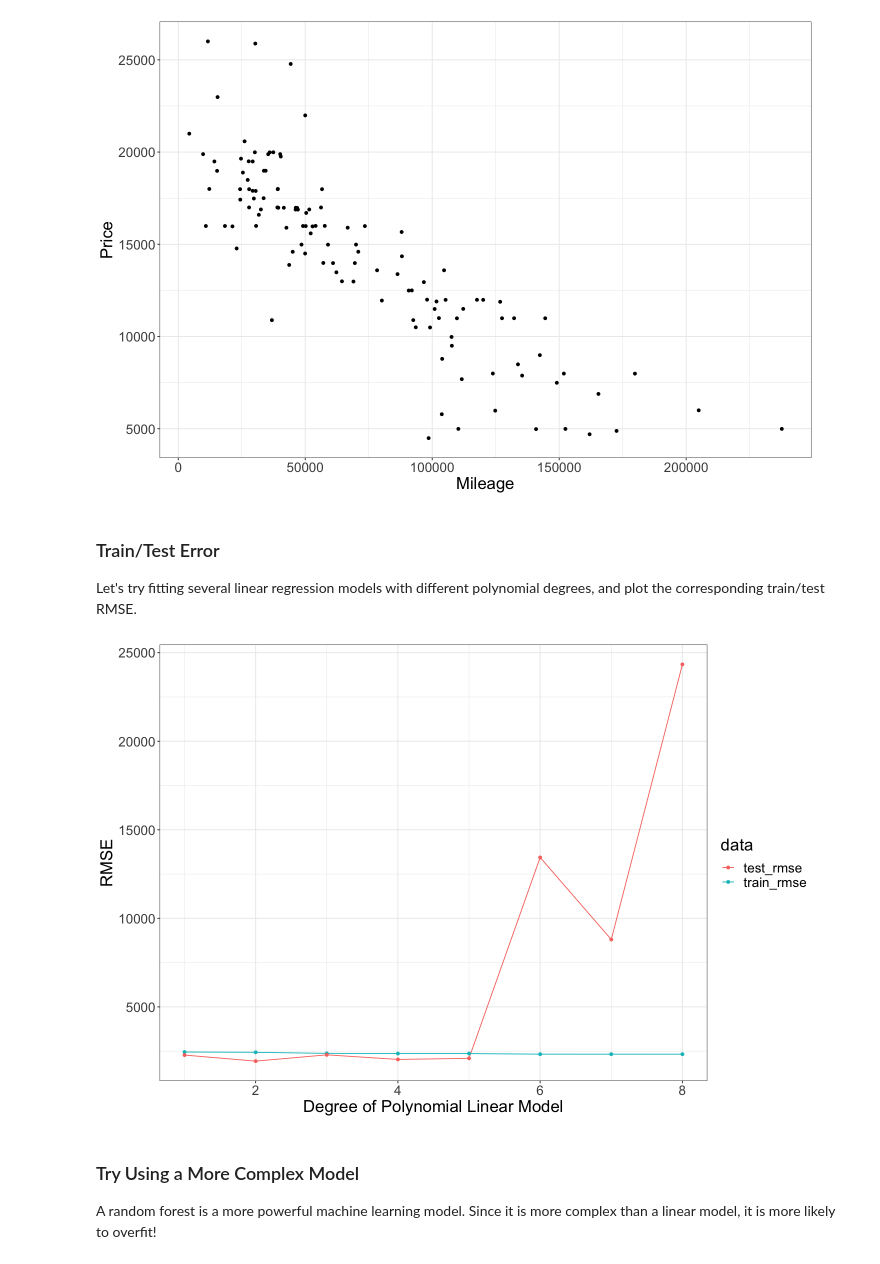
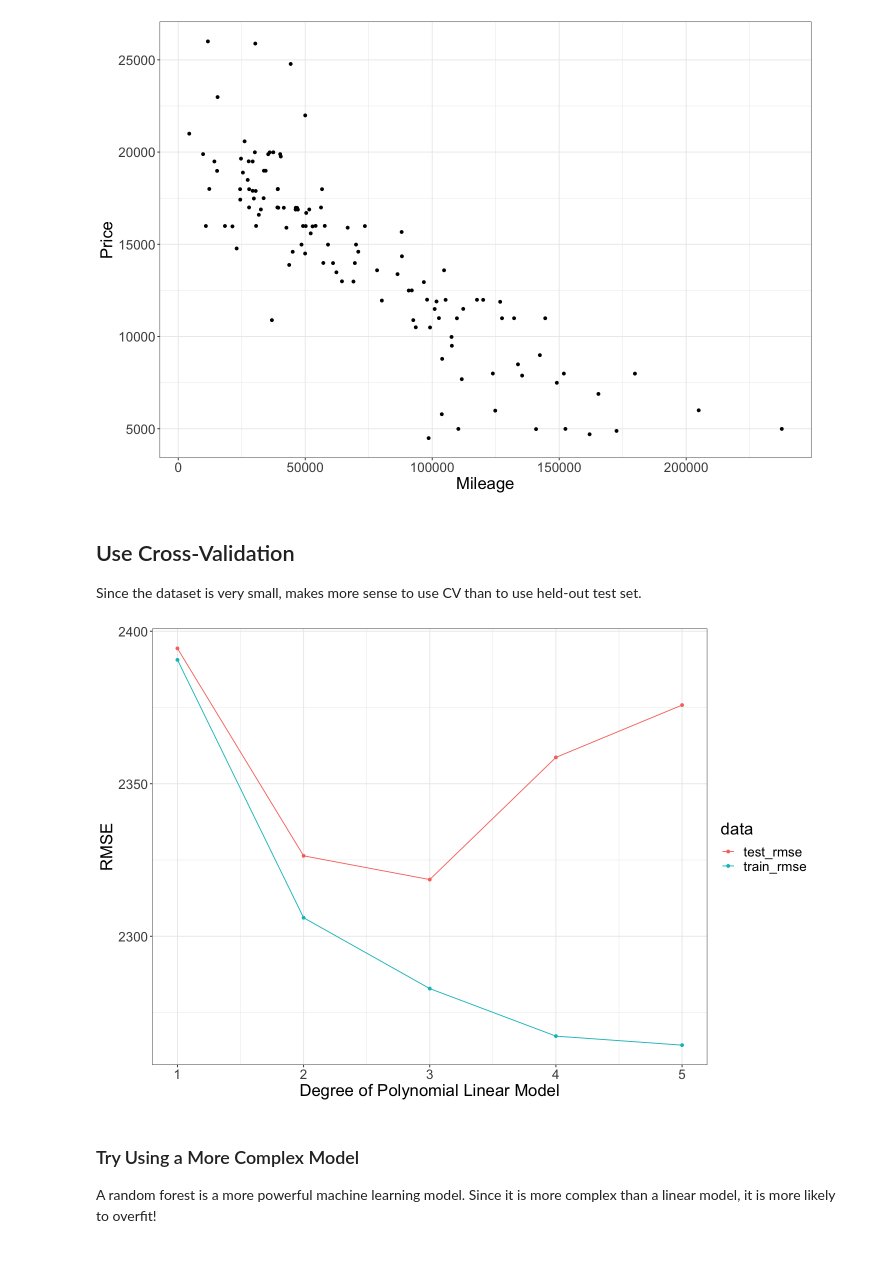
Before and after one commit to joshuagrossman/mse125-labs-public, a Jupyter notebook: week7/lecture_demo.ipynb, the cells around one changed output. Cells and saved outputs as stored; diff of their text form; code cells hidden in the pictures.

```diff
--- a/week7/lecture_demo.ipynb
+++ b/week7/lecture_demo.ipynb
@@ -67,45 +100,53 @@ ggplot(accords_data, aes(x = mileage, y = price)) +
   labs(x = "Mileage", y = "Price")
 # %% [output]
 [figure]
-# %% [markdown]
-### Train/Test Error
-
-Let's try fitting several linear regression models with different polynomial degrees, and plot the corresponding train/test RMSE.
-# %%
-# Split into train/test data
-set.seed(5)
-
-test_size = 0.2
-train_indices = sample(1:nrow(accords_data), nrow(accords_data) * (1 - test_size))
-train_data = accords_data[train_indices, ]
-test_data = accords_data[-train_indices, ]
+# %% [markdown]
+## Use Cross-Validation
+
+Since the dataset is very small, makes more sense to use CV than to use held-out test set.
 # %%
-degrees = 1:8
+# Evaluate models using cross-validation
+set.seed(10)
+folds = 5
+fold_size = nrow(accords_data) / folds
+degrees = 1:5
 
 train_rmses = numeric(length(degrees))
 test_rmses = numeric(length(degrees))
 
 for (degree in degrees) {
-    model = lm(price ~ poly(mileage, degree), data = train_data)
-    train_predictions = predict(model, train_data)
-    test_predictions = predict(model, test_data)
+    fold_train_rmses = numeric(folds)
+    fold_test_rmses = numeric(folds)
 
-    train_rmse = sqrt(mean((train_predictions - train_data$price)^2))
-    test_rmse = sqrt(mean((test_predictions - test_data$price)^2))
+    for (fold in 1:folds) {
+        test_indices = as.integer(1:fold_size + (fold - 1) * fold_size)
+        train_data = accords_data[-test_indices, ]
+        test_data = accords_data[test_indices, ]
 
-    train_rmses[degree] = train_rmse
-    test_rmses[degree] = test_rmse
+        model = lm(price ~ poly(mileage, degree), data = train_data)
+        train_predictions = predict(model, train_data)
+        test_predictions = predict(model, test_data)
+
+        train_rmse = sqrt(mean((train_predictions - train_data$price)^2))
+        test_rmse = sqrt(mean((test_predictions - test_data$price)^2))
+
+        fold_train_rmses[fold] = train_rmse
+        fold_test_rmses[fold] = test_rmse
+    }
+
+    train_rmses[degree] = mean(fold_train_rmses)
+    test_rmses[degree] = mean(fold_test_rmses)
 }
 
 errors = tibble(degree = degrees, train_rmse = train_rmses, test_rmse = test_rmses)
 errors_long = gather(errors, "train_rmse", "test_rmse", key = "data", value = "rmse")
 
 ggplot(errors_long, aes(x = degree, y = rmse, color = data)) +
   geom_line() +
   geom_point() +
   labs(x = "Degree of Polynomial Linear Model", y = "RMSE")
 # %% [output]
-[figure, old version]
+[figure, new version]
 # %% [markdown]
 ### Try Using a More Complex Model
 
```
Also changed, not shown: parts of 9 cells of this notebook.
